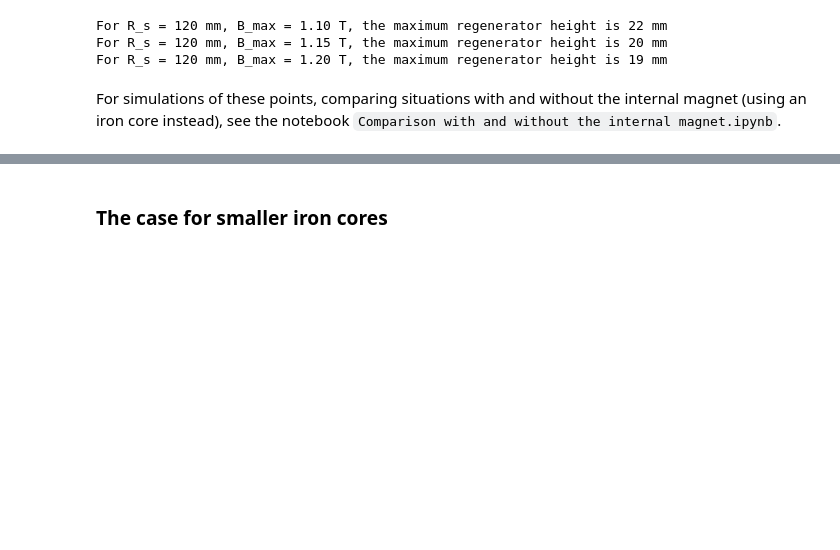
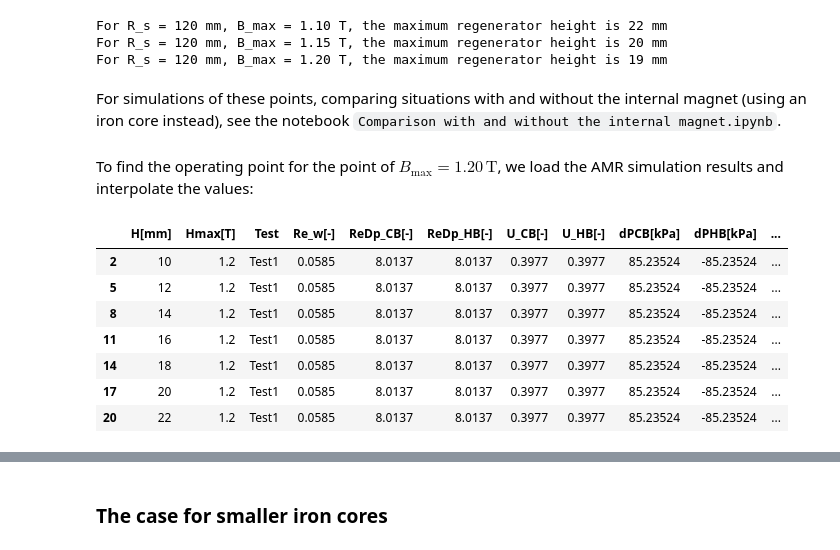
Before and after one commit to GabrielNandi/Gabriel-Garcia-Nandi, a Jupyter notebook: Choosing the profile and dimensions.ipynb, the cells around one changed output, grey strips where cells are left out. Saved outputs shown, nothing was run; the diff lists cells and outputs as text; code cells hidden in the pictures; blank space fills up the shorter version.

```diff
--- a/Choosing the profile and dimensions.ipynb
+++ b/Choosing the profile and dimensions.ipynb
@@ -555,3 +558,19 @@ For R_s = 120 mm, B_max = 1.15 T, the maximum regenerator height is 20 mm
 For R_s = 120 mm, B_max = 1.20 T, the maximum regenerator height is 19 mm
 # %% [markdown]
 For simulations of these points, comparing situations with and without the internal magnet (using an iron core instead), see the notebook `Comparison with and without the internal magnet.ipynb`.
+# %% [markdown]
+To find the operating point for the point of $B_{\mathrm{max}} = 1.20\,\mathrm{T}$, we load the AMR simulation results and interpolate the values:
+# %%
+qc_map = pd.read_csv(QC_MAPS_FILE,sep='\t')
+B_max_op_point = 1.20
+qc_map_B = filter_table_from_column(qc_map,"Hmax[T]",B_max_op_point)
+qc_map_B
+# %% [output]
+|  | H[mm] | Hmax[T] | Test | Re_w[-] | ReDp_CB[-] | ReDp_HB[-] | U_CB[-] | U_HB[-] | dPCB[kPa] | dPHB[kPa] | ... |
+| 2 | 10 | 1.2 | Test1 | 0.0585 | 8.0137 | 8.0137 | 0.3977 | 0.3977 | 85.23524 | -85.23524 | ... |
+| 5 | 12 | 1.2 | Test1 | 0.0585 | 8.0137 | 8.0137 | 0.3977 | 0.3977 | 85.23524 | -85.23524 | ... |
+| 8 | 14 | 1.2 | Test1 | 0.0585 | 8.0137 | 8.0137 | 0.3977 | 0.3977 | 85.23524 | -85.23524 | ... |
+| 11 | 16 | 1.2 | Test1 | 0.0585 | 8.0137 | 8.0137 | 0.3977 | 0.3977 | 85.23524 | -85.23524 | ... |
+| 14 | 18 | 1.2 | Test1 | 0.0585 | 8.0137 | 8.0137 | 0.3977 | 0.3977 | 85.23524 | -85.23524 | ... |
+| 17 | 20 | 1.2 | Test1 | 0.0585 | 8.0137 | 8.0137 | 0.3977 | 0.3977 | 85.23524 | -85.23524 | ... |
+| 20 | 22 | 1.2 | Test1 | 0.0585 | 8.0137 | 8.0137 | 0.3977 | 0.3977 | 85.23524 | -85.23524 | ... |
```
Also changed, not shown: parts of 6 cells of this notebook, 1 other file.
